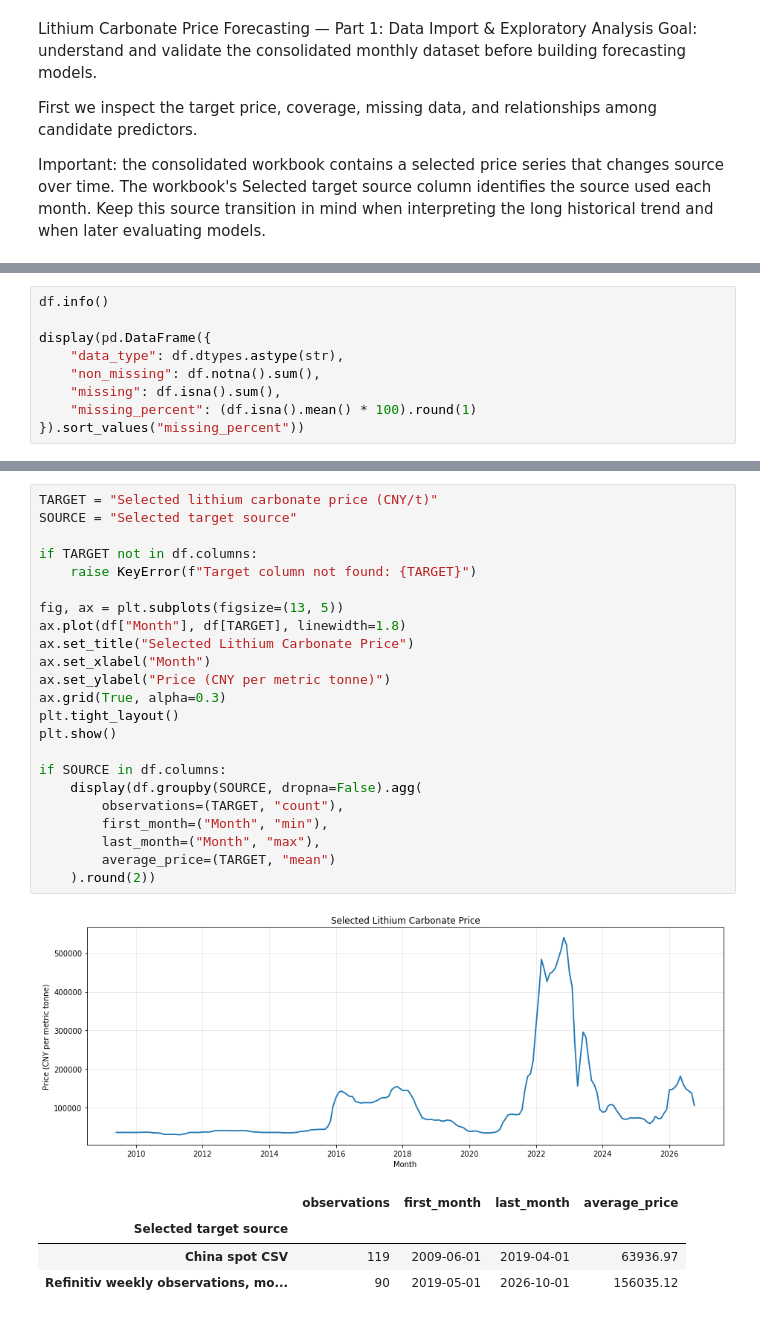
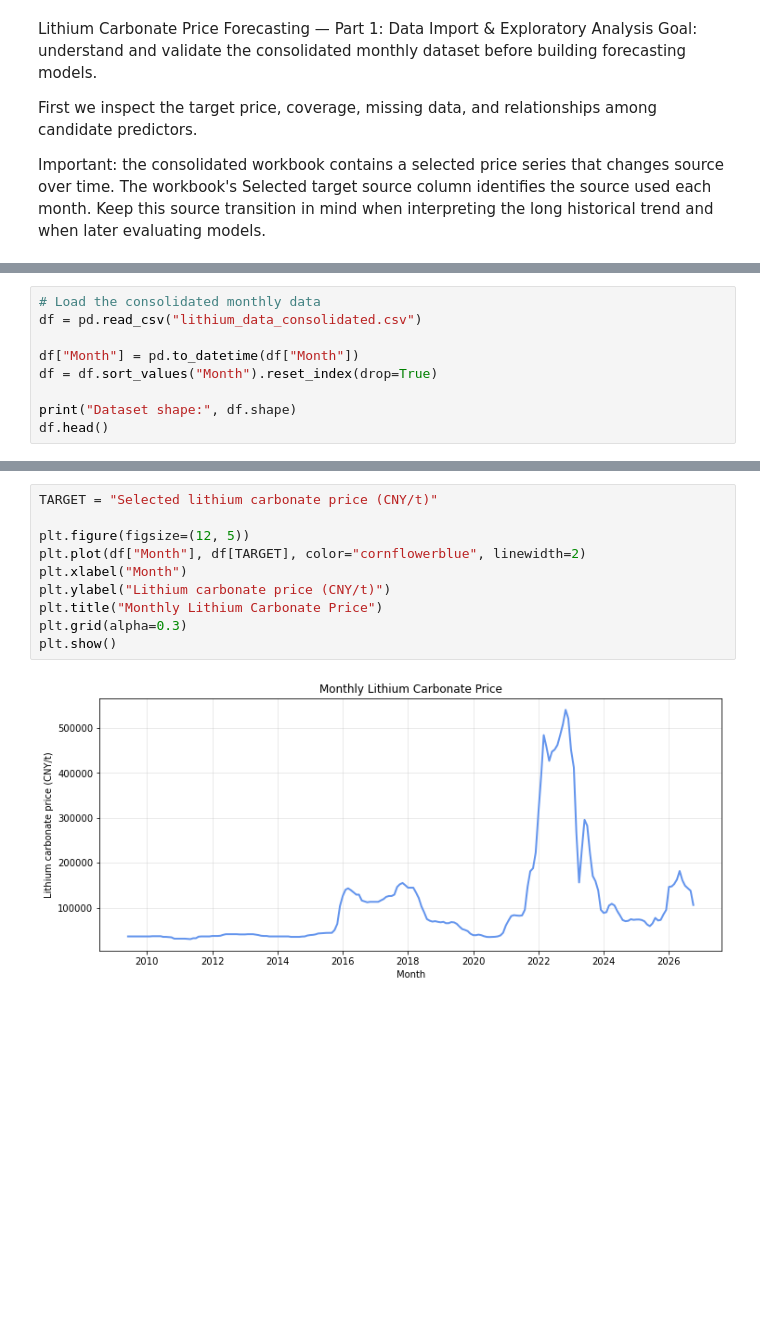
Before and after one commit to Lucy-Schmid/Lucy-Schmid.github.io, a Jupyter notebook: notebooks/Lithium Model.ipynb, the cells around one changed output, grey strips where cells are left out. Cells and saved outputs as stored; diff of their text form; blank space fills up the shorter version.

```diff
--- a/notebooks/Lithium Model.ipynb
+++ b/notebooks/Lithium Model.ipynb
@@ -52,10 +23,10 @@ Date range: 2009-06-01 to 2026-10-01
 # %%
-df.info()
+# Load the consolidated monthly data
+df = pd.read_csv("lithium_data_consolidated.csv")
 
-display(pd.DataFrame({
-    "data_type": df.dtypes.astype(str),
-    "non_missing": df.notna().sum(),
-    "missing": df.isna().sum(),
-    "missing_percent": (df.isna().mean() * 100).round(1)
-}).sort_values("missing_percent"))
+df["Month"] = pd.to_datetime(df["Month"])
+df = df.sort_values("Month").reset_index(drop=True)
+
+print("Dataset shape:", df.shape)
+df.head()
 # %% [output]
@@ -96,30 +61,13 @@ memory usage: 58.9+ KB
 # %%
 TARGET = "Selected lithium carbonate price (CNY/t)"
-SOURCE = "Selected target source"
 
-if TARGET not in df.columns:
-    raise KeyError(f"Target column not found: {TARGET}")
-
-fig, ax = plt.subplots(figsize=(13, 5))
-ax.plot(df["Month"], df[TARGET], linewidth=1.8)
-ax.set_title("Selected Lithium Carbonate Price")
-ax.set_xlabel("Month")
-ax.set_ylabel("Price (CNY per metric tonne)")
-ax.grid(True, alpha=0.3)
-plt.tight_layout()
+plt.figure(figsize=(12, 5))
+plt.plot(df["Month"], df[TARGET], color="cornflowerblue", linewidth=2)
+plt.xlabel("Month")
+plt.ylabel("Lithium carbonate price (CNY/t)")
+plt.title("Monthly Lithium Carbonate Price")
+plt.grid(alpha=0.3)
 plt.show()
-
-if SOURCE in df.columns:
-    display(df.groupby(SOURCE, dropna=False).agg(
-        observations=(TARGET, "count"),
-        first_month=("Month", "min"),
-        last_month=("Month", "max"),
-        average_price=(TARGET, "mean")
-    ).round(2))
 # %% [output]
-[figure, old version]
+[figure, new version]
-|  | observations | first_month | last_month | average_price |
-| Selected target source |  |  |  |  |
-| China spot CSV | 119 | 2009-06-01 | 2019-04-01 | 63936.97 |
-| Refinitiv weekly observations, mo... | 90 | 2019-05-01 | 2026-10-01 | 156035.12 |
 # %%
```
Also changed, not shown: parts of 26 cells of this notebook, 45 other files.
